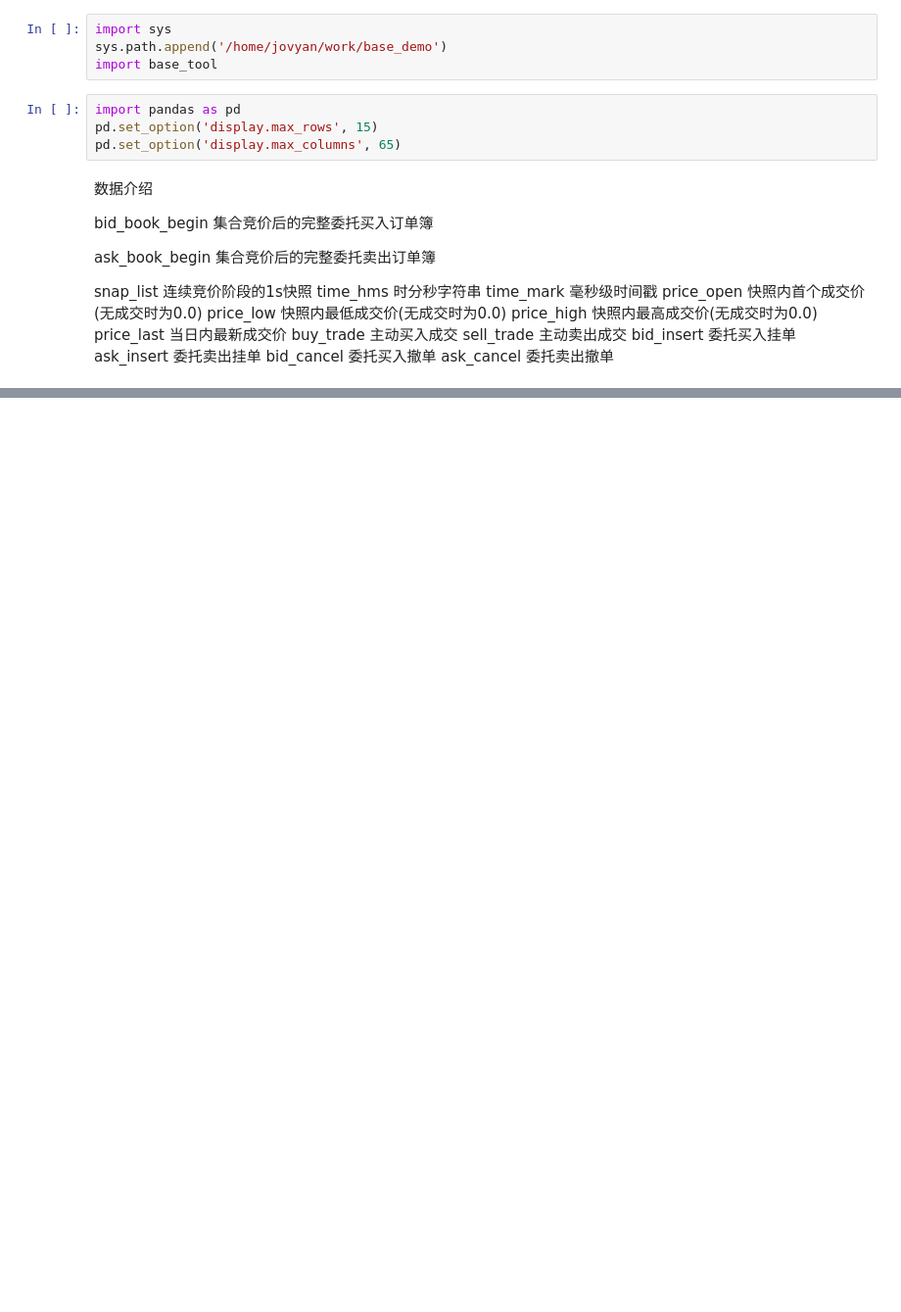
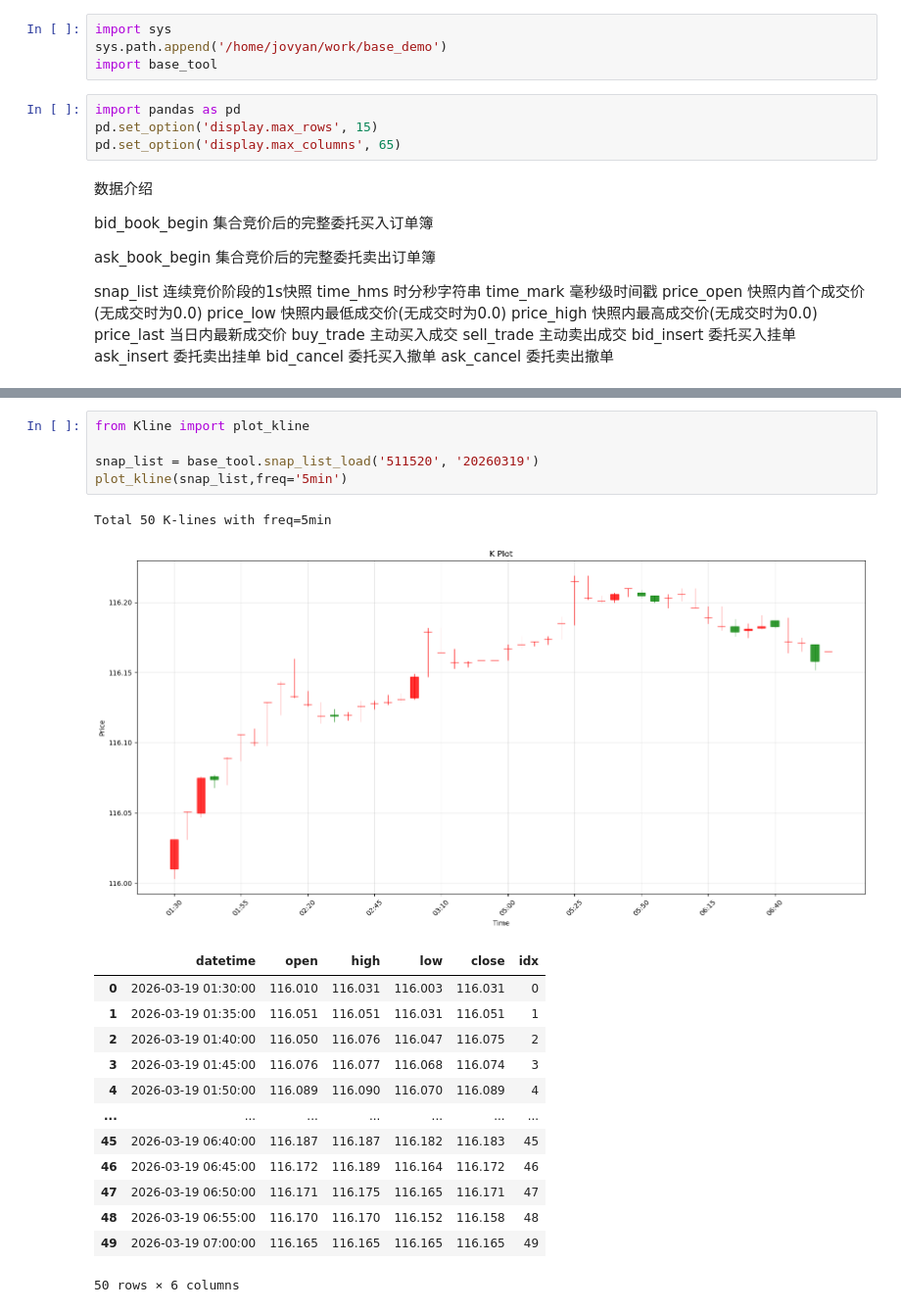
Before and after one commit to artinsophia/Quant-Intern-2026, a Jupyter notebook: simple_MA/test.ipynb, the cells around one changed output, grey strips where cells are left out. Shown at 98% size. Cells and saved outputs as stored; diff of their text form; blank space fills up the shorter version.

```diff
--- a/simple_MA/test.ipynb
+++ b/simple_MA/test.ipynb
@@ -123,0 +167,21 @@ Wall time: 430 ms
+# %%
+from Kline import plot_kline
+
+snap_list = base_tool.snap_list_load('511520', '20260319')
+plot_kline(snap_list,freq='5min')
+# %% [output]
+Total 50 K-lines with freq=5min
+[figure, added]
+|  | datetime | open | high | low | close | idx |
+| 0 | 2026-03-19 01:30:00 | 116.010 | 116.031 | 116.003 | 116.031 | 0 |
+| 1 | 2026-03-19 01:35:00 | 116.051 | 116.051 | 116.031 | 116.051 | 1 |
+| 2 | 2026-03-19 01:40:00 | 116.050 | 116.076 | 116.047 | 116.075 | 2 |
+| 3 | 2026-03-19 01:45:00 | 116.076 | 116.077 | 116.068 | 116.074 | 3 |
+| 4 | 2026-03-19 01:50:00 | 116.089 | 116.090 | 116.070 | 116.089 | 4 |
+| ... | ... | ... | ... | ... | ... | ... |
+| 45 | 2026-03-19 06:40:00 | 116.187 | 116.187 | 116.182 | 116.183 | 45 |
+| 46 | 2026-03-19 06:45:00 | 116.172 | 116.189 | 116.164 | 116.172 | 46 |
+| 47 | 2026-03-19 06:50:00 | 116.171 | 116.175 | 116.165 | 116.171 | 47 |
+| 48 | 2026-03-19 06:55:00 | 116.170 | 116.170 | 116.152 | 116.158 | 48 |
+| 49 | 2026-03-19 07:00:00 | 116.165 | 116.165 | 116.165 | 116.165 | 49 |
+50 rows × 6 columns
```
Also changed, not shown: parts of 5 cells of this notebook, 3 other files.
